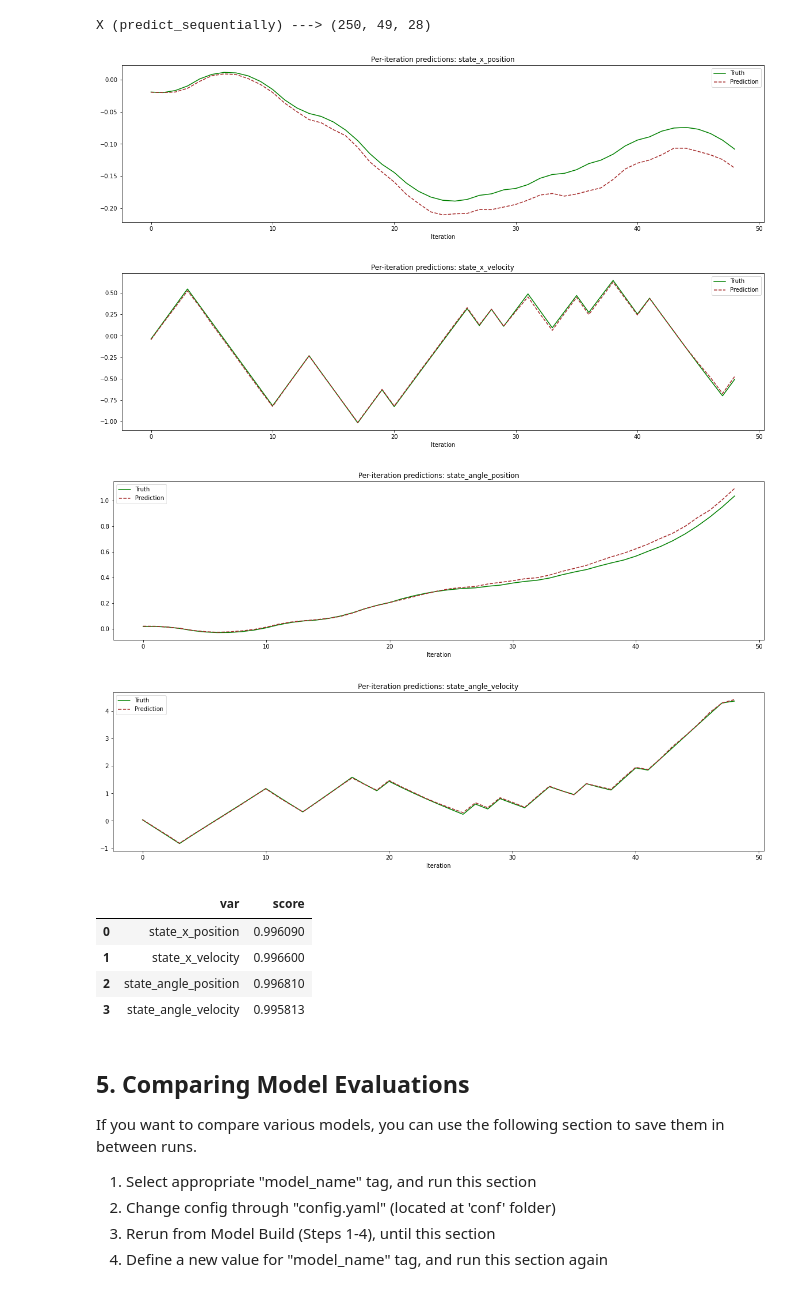
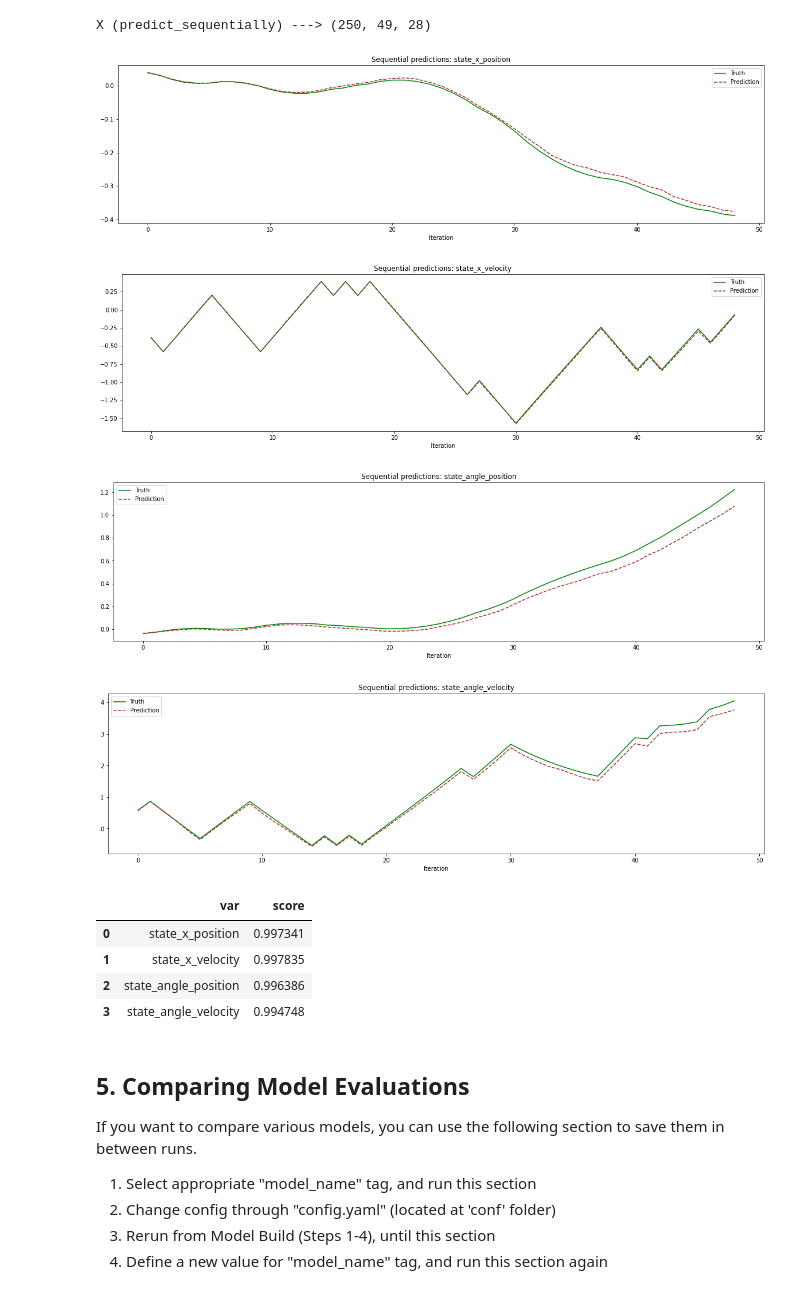
Before and after one commit to microsoft/datadrivenmodel, a Jupyter notebook: notebooks/ddm_train_evaluate.ipynb, the cells around one changed output. Saved outputs shown, nothing was run; the diff lists cells and outputs as text; code cells hidden in the pictures.

Commit message:
UPDATE: label fix in train evaluate notebook

```diff
--- a/notebooks/ddm_train_evaluate.ipynb
+++ b/notebooks/ddm_train_evaluate.ipynb
@@ -44,8 +44,8 @@ logger.setLevel(logging.INFO)
 # %%
 GlobalHydra.instance().clear()
 initialize(config_path="../conf", job_name="model_train_validate")
-cfg = compose(config_name="config", overrides=["data=house_energy", "model=xgboost", "simulator=house_energy_simparam"])
-# cfg = compose(config_name="config", overrides=["data=cartpole_st1_at", "model=xgboost", "simulator=cartpole_simparam"])
+# cfg = compose(config_name="config", overrides=["data=house_energy", "model=xgboost", "simulator=house_energy_simparam"])
+cfg = compose(config_name="config", overrides=["data=cartpole_st1_at", "model=xgboost", "simulator=cartpole_simparam"])
 # %% [output]
 Missing @package directive data/cartpole_st1_at.yaml in file:///home/alizaidi/bonsai/datadrivenmodel/conf.
 See https://hydra.cc/docs/next/upgrades/0.11_to_1.0/adding_a_package_directive
@@ -293,19 +293,19 @@ X (predict_sequentially) ---> (250, 49, 28)
 # %%
 # Plot sequential predictions for first test episode.
 # Do you notice any error propagation (i.e., predictions deviate more from truth over time)?
 label_count = np.shape(preds_sequentially_grouped[0])[1]
 for i in range(label_count):
     fig = plt.figure(figsize=(20,5))
     plt.plot(y_test_grouped[0][:,i], "green")
     plt.plot(preds_sequentially_grouped[0][:,i], "brown", linestyle='--')
-    plt.title(f"Per-iteration predictions: {model.labels[i]}")
+    plt.title(f"Sequential predictions: {model.labels[i]}")
     plt.xlabel("Iteration")
     plt.legend(["Truth", "Prediction"])
 # %% [output]
-[figure, old version]
+[figure, new version]
-[figure, old version]
+[figure, new version]
-[figure, old version]
+[figure, new version]
-[figure, old version]
+[figure, new version]
 # %%
 # Evaluate the model sequentially using the test set and output a scoring metric.
 sequential_eval_table = model.evaluate(scoring_method, np.concatenate(preds_sequentially_grouped), np.concatenate(y_test_grouped), marginal=True)
@@ -316,10 +316,10 @@ if (sequential_eval_table["score"] < 0.7).any():
 sequential_eval_table
 # %% [output]
 |  | var | score |
-| 0 | state_x_position | 0.996090 |
-| 1 | state_x_velocity | 0.996600 |
-| 2 | state_angle_position | 0.996810 |
-| 3 | state_angle_velocity | 0.995813 |
+| 0 | state_x_position | 0.997341 |
+| 1 | state_x_velocity | 0.997835 |
+| 2 | state_angle_position | 0.996386 |
+| 3 | state_angle_velocity | 0.994748 |
 # %% [markdown]
 ## 5. Comparing Model Evaluations
 
```
Also changed, not shown: parts of 7 cells of this notebook.
